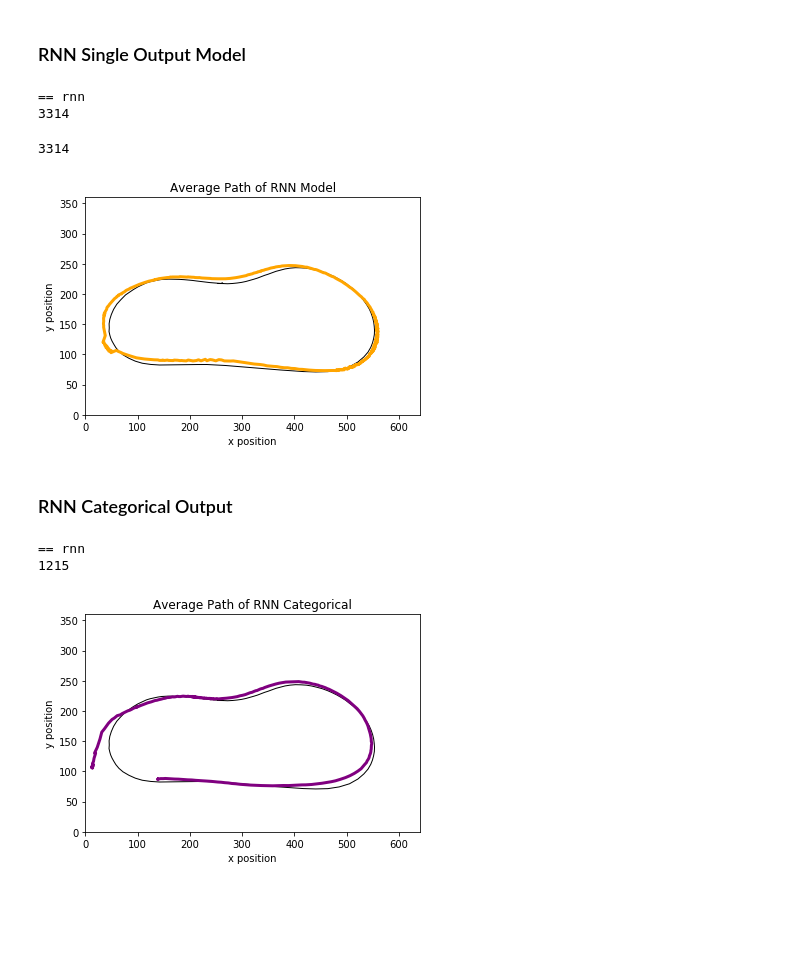
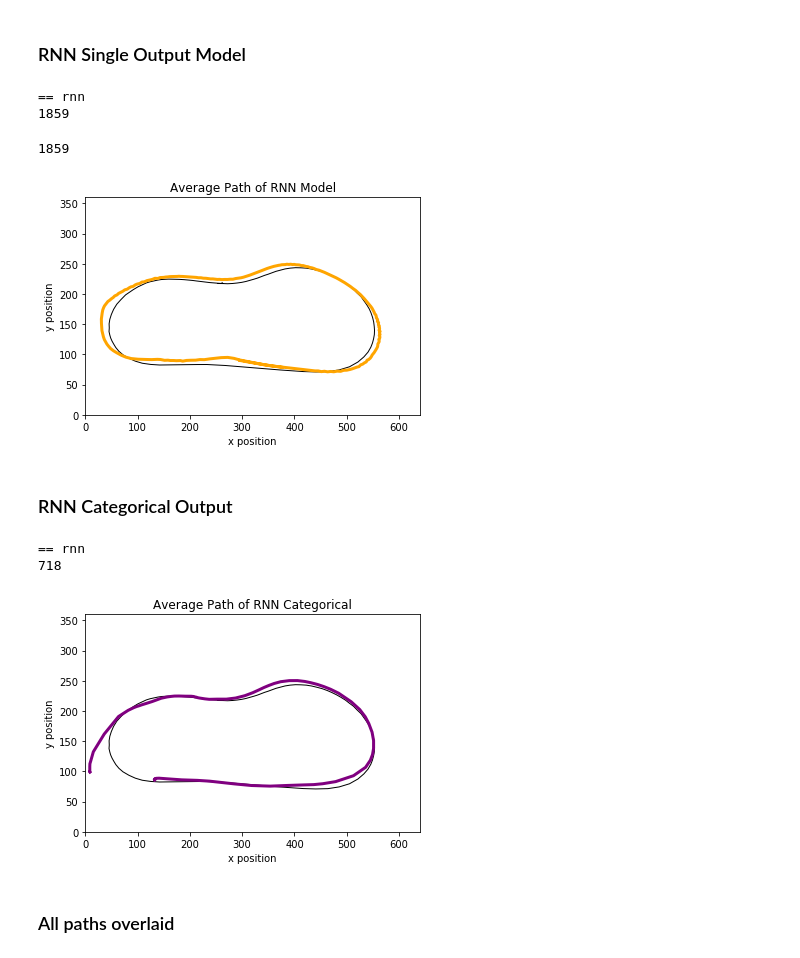
Before and after one commit to jzisheng/Scaled-Self-Driving-Car, a Jupyter notebook: notebooks/AveragingPositions.ipynb, the cells around one changed output. Cells and saved outputs as stored; diff of their text form; code cells hidden in the pictures; blank space fills up the shorter version.

```diff
--- a/notebooks/AveragingPositions.ipynb
+++ b/notebooks/AveragingPositions.ipynb
@@ -34,7 +34,7 @@ def getAveragePositions(positions):
         for j in range(i+1,len(positions)):
             if (positions[j][2] == False):
                 point2 = positions[j]
-                if(dist(point1,point2) < 50):
+                if(dist(point1,point2) < 30):
                     # Append it to the nearest list
                     nearestx.append(point2[0])
                     nearesty.append(point2[1])
@@ -130,7 +130,7 @@ class Path(object):
         # Iterate through points in the path
         for a in self.vectors:
             closest = None
-            minDist = 30
+            minDist = 50
             for b in path2.vectors:
                 if (a.get_distance(b) < minDist and not(b.visit)):
                     minDist = a.get_distance(b)
@@ -353,33 +347,30 @@ if(len(pos) != 0):
     rnnx,rnny = getAveragePositions(totalpos)
 # %% [output]
 == rnn
-3314
+1859
 # %%
 print(len(rnnx))
 plt.plot(hx1,hy1,c='black',linewidth='1')
 
 n=50
-s=2800
+s=1550
 rnnx1 = rnnx[s:len(rnnx)-n]
 rnny1 = rnny[s:len(rnnx)-n]
 
-#rnnx1.append(60)
-#rnny1.append(85)
-
-#rnnx1.append(100)
-#rnny1.append(80)
+#rnnx1 = rnnx1[1::2]
+#rnny1 = rnny1[1::2]
 
 plt.plot(rnnx1,rnny1,c='orange',linewidth='3')
 
 plt.xlim(0, 1920/3)
 plt.ylim(0, 1080/3)     # set the ylim to ymin, ymax
 plt.title('Average Path of RNN Model')
 plt.xlabel('x position')
 plt.ylabel('y position')
 plt.show()
 # %% [output]
-3314
+1859
-[figure, old version]
+[figure, new version]
 # %% [markdown]
 ### RNN Categorical Output
 # %%
@@ -392,14 +383,19 @@ if(len(pos) != 0):
     rnncatx,rnncaty = getAveragePositions(totalpos)
 # %% [output]
 == rnn
-1215
+718
 # %%
 plt.plot(hx1,hy1,c='black',linewidth='1')
 
-n=850
-s=70
+n=500
+s=40
 rx1 = rnncatx[s:len(rnncatx)-n]
 ry1 = rnncaty[s:len(rnncaty)-n]
+
+rx1 = rx1[1::2]
+ry1 = ry1[1::2]
+#rx1 = rx1[1::2]
+#ry1 = ry1[1::2]
 
 plt.plot(rx1,ry1,c='purple',linewidth='3')
 
@@ -412,4 +408,6 @@ plt.ylabel('y position')
 
 plt.show()
 # %% [output]
-[figure, old version]
+[figure, new version]
+# %% [markdown]
+### All paths overlaid
```
Also changed, not shown: parts of 21 cells of this notebook, 22 other files.
